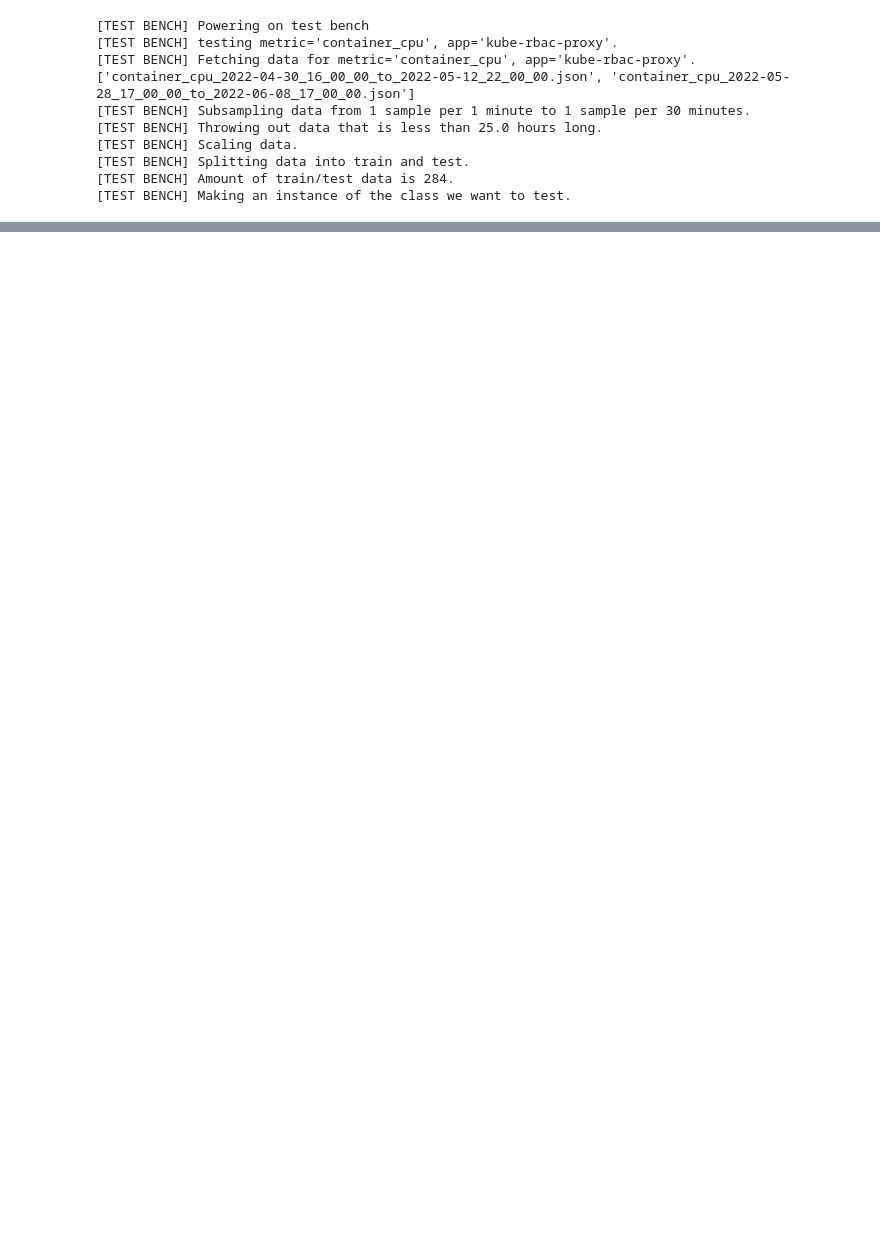
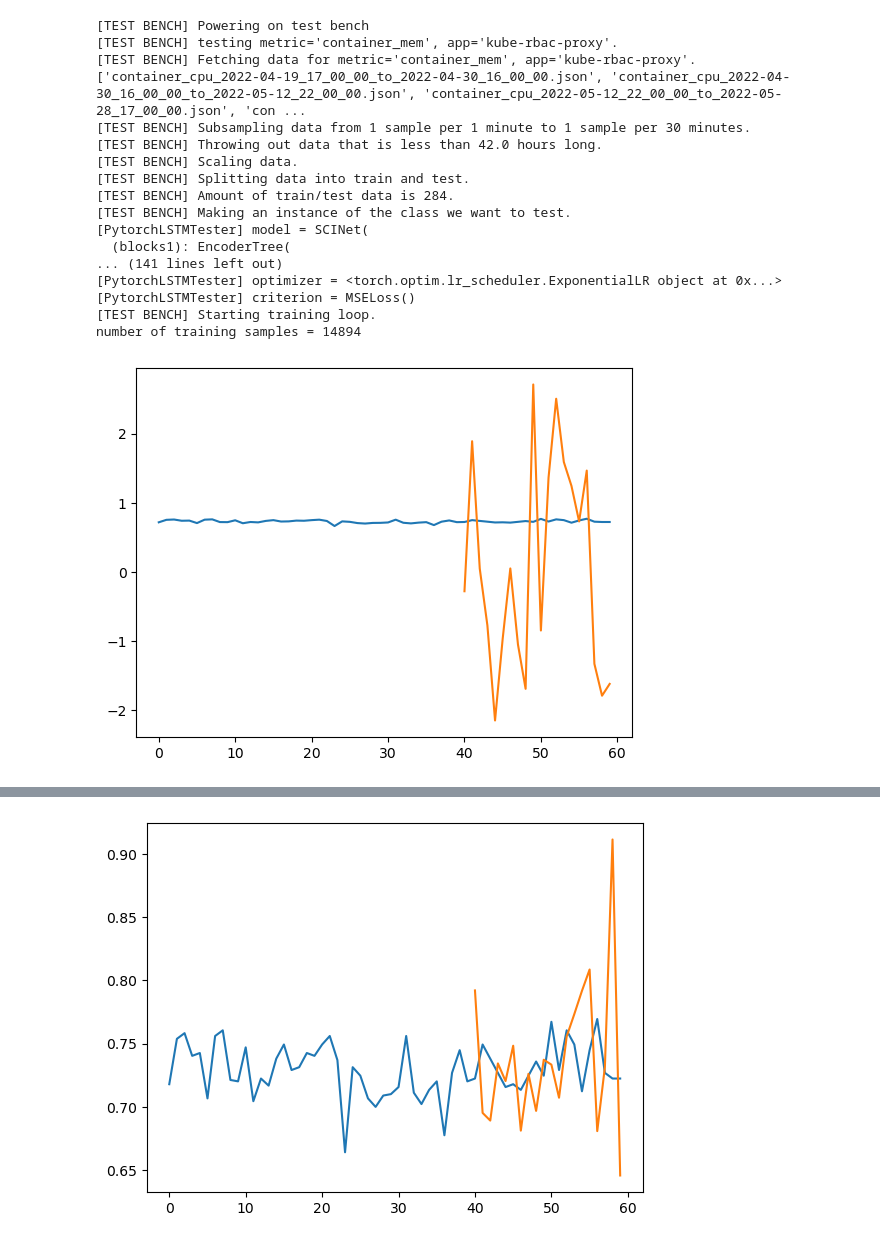
Before and after one commit to alonkit/server_danger_ai, a Jupyter notebook: Notebooks/3_baseline_LSTM_pytorch.ipynb, the cells around one changed output, grey strips where cells are left out. Drawn from its saved outputs; the diff is of its cells as text; code cells hidden in the pictures; blank space fills up the shorter version.

```diff
--- a/Notebooks/3_baseline_LSTM_pytorch.ipynb
+++ b/Notebooks/3_baseline_LSTM_pytorch.ipynb
@@ -4,7 +5,7 @@ import src.framework__test_bench as bench
 # %%
 test_to_perform = (
     # Container CPU
-    {"metric": "container_cpu", "app": "kube-rbac-proxy", "prediction length": 16, "sub sample rate": 30, "data length limit": 50},
+    {"metric": "container_mem", "app": "kube-rbac-proxy", "prediction length": 20, "sub sample rate": 30, "data length limit": 84},
     # {"metric": "container_cpu", "app": "dns",             "prediction length": 16, "sub sample rate": 30, "data length limit": 30},
     # {"metric": "container_cpu", "app": "collector",       "prediction length": 16, "sub sample rate": 30, "data length limit": 30},
     # Container Memory
@@ -18,18 +19,26 @@ test_to_perform = (
 # %%
 tb = bench.TestBench(
         class_to_test=scient.PytorchSCITester,
-        path_to_data="../data/Andrew/operate_first_prometheus_data/",
+        path_to_data="../data/OperatreFirst_PrometheusData_AppLearner/OperatreFirst_PrometheusData_AppLearner/",
         tests_to_perform=test_to_perform
     )
 tb.run_training_and_tests()
 # %% [output]
 [TEST BENCH] Powering on test bench
-[TEST BENCH] testing metric='container_cpu', app='kube-rbac-proxy'.
-[TEST BENCH] Fetching data for metric='container_cpu', app='kube-rbac-proxy'.
-['container_cpu_2022-04-30_16_00_00_to_2022-05-12_22_00_00.json', 'container_cpu_2022-05-28_17_00_00_to_2022-06-08_17_00_00.json']
+[TEST BENCH] testing metric='container_mem', app='kube-rbac-proxy'.
+[TEST BENCH] Fetching data for metric='container_mem', app='kube-rbac-proxy'.
+['container_cpu_2022-04-19_17_00_00_to_2022-04-30_16_00_00.json', 'container_cpu_2022-04-30_16_00_00_to_2022-05-12_22_00_00.json', 'container_cpu_2022-05-12_22_00_00_to_2022-05-28_17_00_00.json', 'con ...
 [TEST BENCH] Subsampling data from 1 sample per 1 minute to 1 sample per 30 minutes.
-[TEST BENCH] Throwing out data that is less than 25.0 hours long.
+[TEST BENCH] Throwing out data that is less than 42.0 hours long.
 [TEST BENCH] Scaling data.
 [TEST BENCH] Splitting data into train and test.
 [TEST BENCH] Amount of train/test data is 284.
 [TEST BENCH] Making an instance of the class we want to test.
+[PytorchLSTMTester] model = SCINet(
+  (blocks1): EncoderTree(
+... (141 lines left out)
+[PytorchLSTMTester] optimizer = <torch.optim.lr_scheduler.ExponentialLR object at 0x...>
+[PytorchLSTMTester] criterion = MSELoss()
+[TEST BENCH] Starting training loop.
+number of training samples = 14894
+[figure, added]
@@ -36,0 +46 @@ TypeError: 'module' object is not callable
+[figure, added]
```
Also changed, not shown: parts of 3 cells of this notebook, 2 other files.
